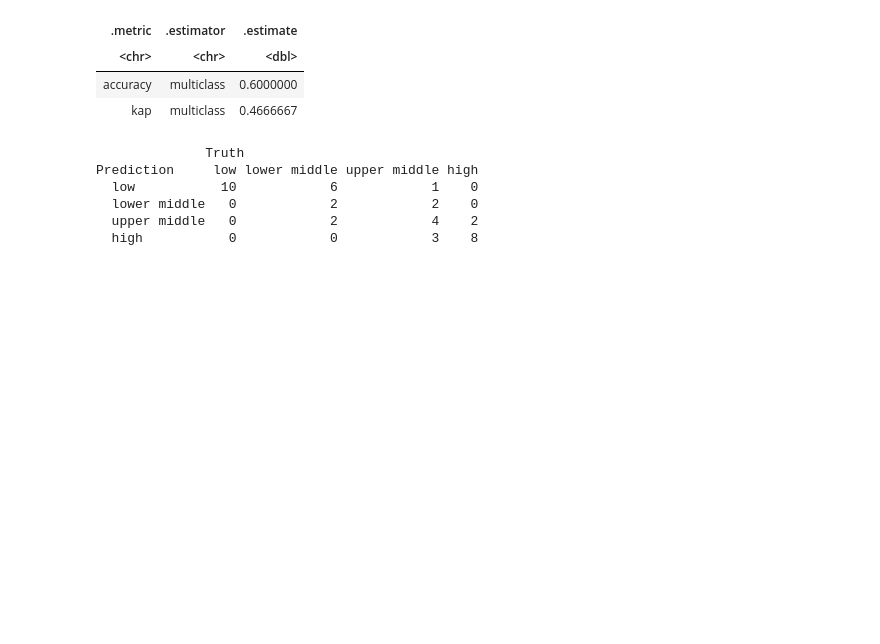
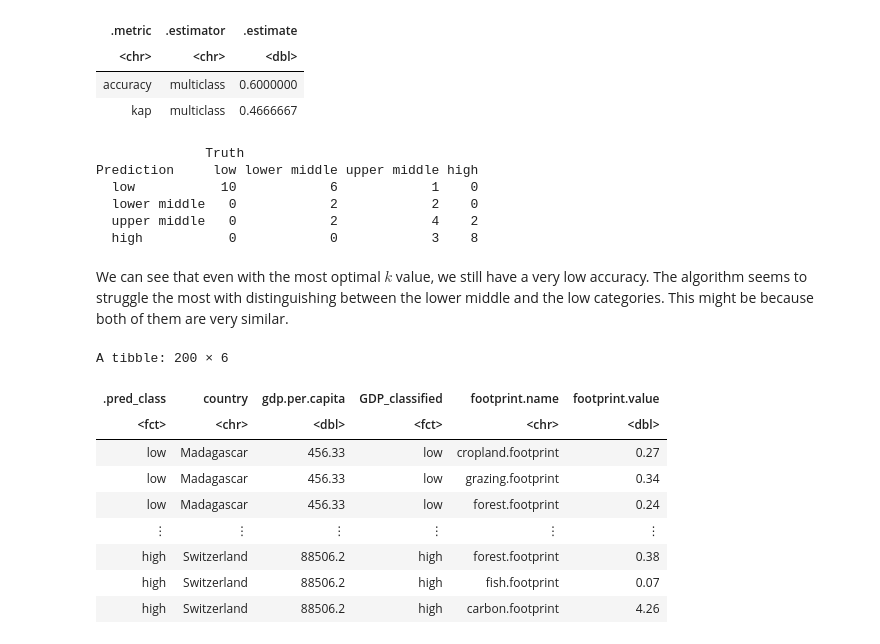
Before and after one commit to tsabkuro/EcoFoot, a Jupyter notebook: report.ipynb, the cells around one changed output. Cells and saved outputs as stored; diff of their text form; code cells hidden in the pictures; blank space fills up the shorter version.

```diff
--- a/report.ipynb
+++ b/report.ipynb
@@ -239,3 +243,23 @@ Prediction     low lower middle upper middle high
   lower middle   0            2            2    0
   upper middle   0            2            4    2
   high           0            0            3    8
+# %% [markdown]
+We can see that even with the most optimal $k$ value, we still have a very low accuracy. The algorithm seems to struggle the most with distinguishing between the lower middle and the low categories. This might be because both of them are very similar.
+# %%
+prediction_long <- pivot_longer(countries_predictions,
+  cols = cropland.footprint:carbon.footprint,
+  names_to = "footprint.name",
+  values_to = "footprint.value"
+)
+prediction_long
+# %% [output]
+A tibble: 200 × 6
+| .pred_class | country | gdp.per.capita | GDP_classified | footprint.name | footprint.value |
+| <fct> | <chr> | <dbl> | <fct> | <chr> | <dbl> |
+| low | Madagascar | 456.33 | low | cropland.footprint | 0.27 |
+| low | Madagascar | 456.33 | low | grazing.footprint | 0.34 |
+| low | Madagascar | 456.33 | low | forest.footprint | 0.24 |
+| ⋮ | ⋮ | ⋮ | ⋮ | ⋮ | ⋮ |
+| high | Switzerland | 88506.2 | high | forest.footprint | 0.38 |
+| high | Switzerland | 88506.2 | high | fish.footprint | 0.07 |
+| high | Switzerland | 88506.2 | high | carbon.footprint | 4.26 |
```
Also changed, not shown: parts of 4 cells of this notebook.
